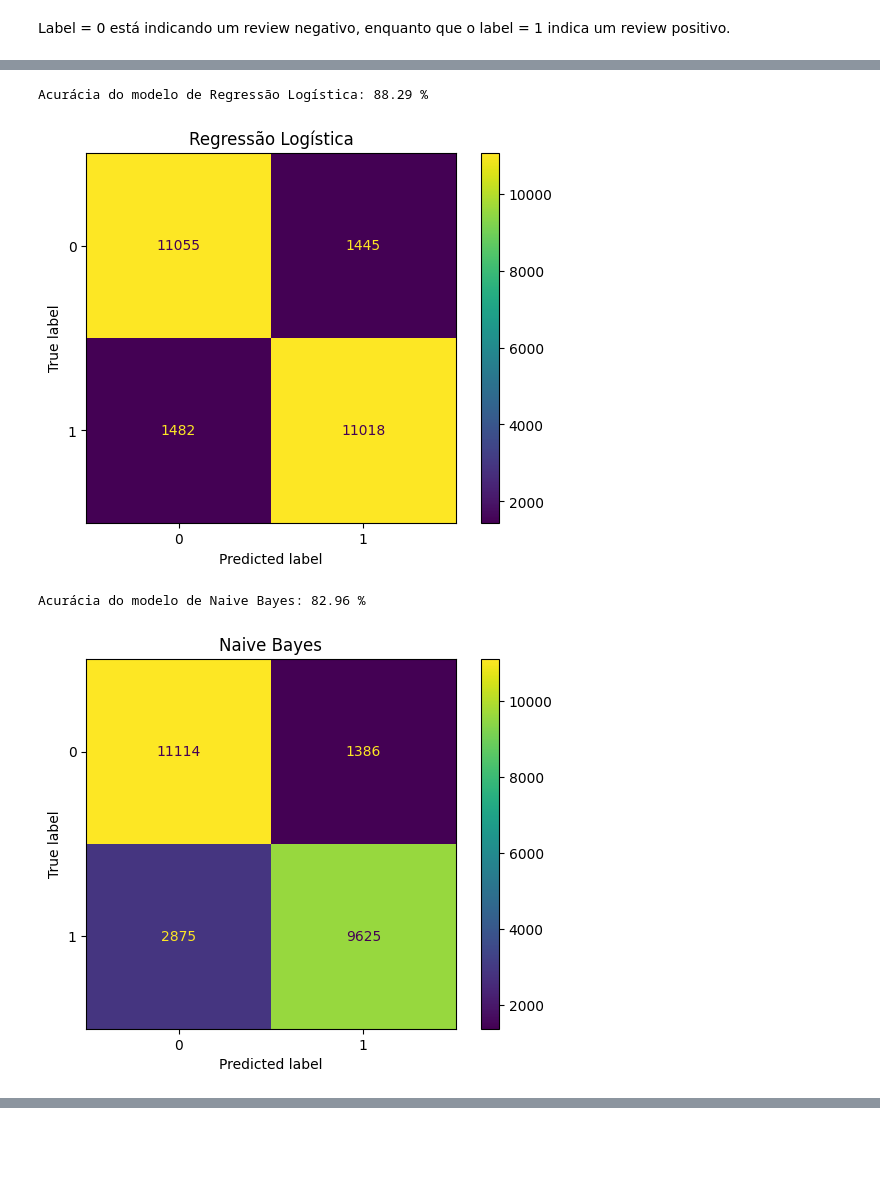
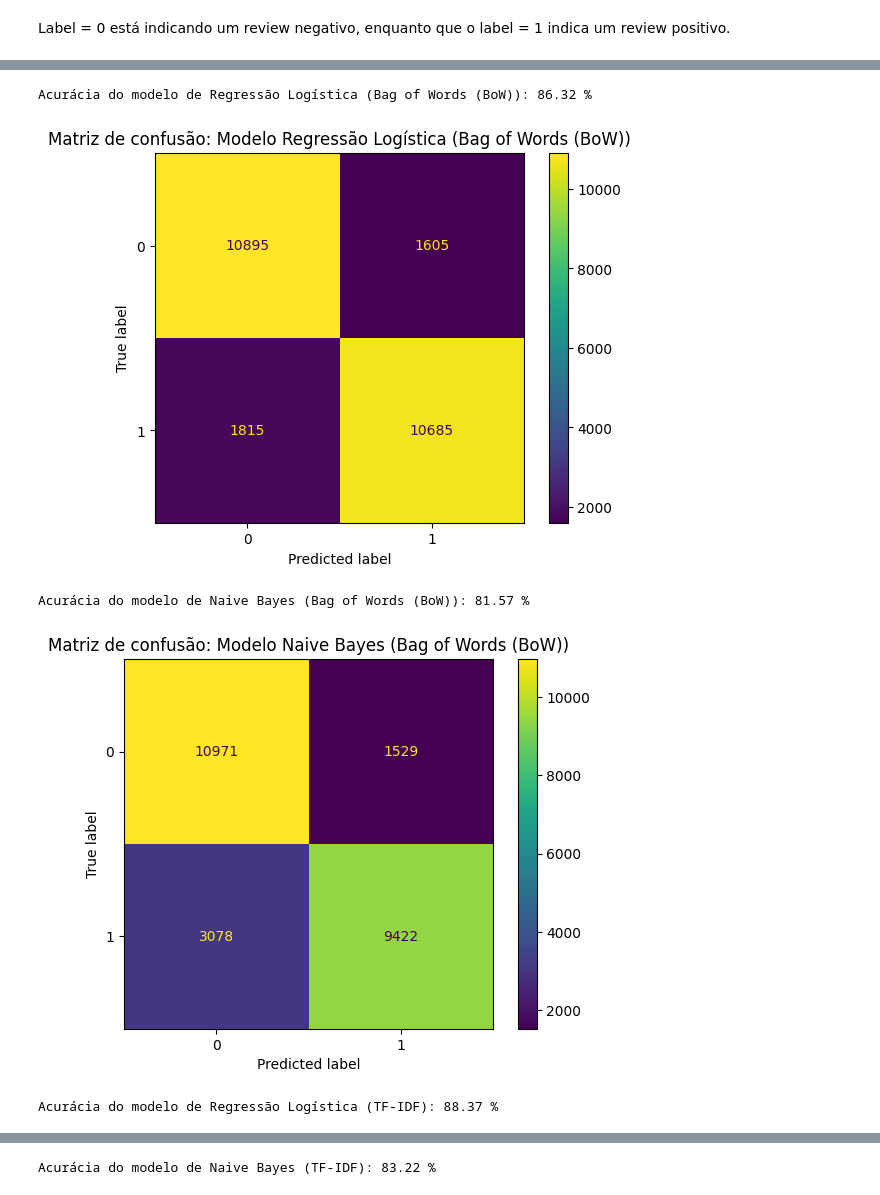
Before and after one commit to ateteu/analise-sentimento-nlp, a Jupyter notebook: nlp-imdb.ipynb, the cells around one changed output, grey strips where cells are left out. Drawn from its saved outputs; the diff is of its cells as text; code cells hidden in the pictures; blank space fills up the shorter version.

```diff
--- a/nlp-imdb.ipynb
+++ b/nlp-imdb.ipynb
@@ -64,5 +63,0 @@ Como o `TfidfVectorizer` já realiza automaticamente algumas etapas básicas de
-# %%
-vetorizar = TfidfVectorizer()
-
-vetor_x_treino = vetorizar.fit_transform(x_treino)
-vetor_x_teste = vetorizar.transform(x_teste)
@@ -80,21 +111,29 @@ Nessa seção, serão treinados os modelos de Naive-Bayes e Regressão logístic
 # %%
 modelos = {
-    "Regressão Logística": LogisticRegression(random_state=44),
+    "Regressão Logística": LogisticRegression(
+        random_state=120,
+        max_iter=1000
+    ),
     "Naive Bayes": MultinomialNB()
 }
 
-for nome_modelo, modelo in modelos.items():
-    modelo.fit(vetor_x_treino, y_treino)
-    previsoes = modelo.predict(vetor_x_teste)
-    acuracia_modelo = accuracy_score(y_teste, previsoes) * 100
-    print(f"Acurácia do modelo de {nome_modelo}: {acuracia_modelo:.2f} %")
+for nome_vetorizador, (vetor_x_treino, vetor_x_teste) in dados_vetorizados.items():
 
-    confusion_matrix(y_teste, previsoes)
-    ConfusionMatrixDisplay.from_predictions(y_teste, previsoes)
-    plt.title(f"{nome_modelo}")
-    plt.show()
+    for nome_modelo, modelo in modelos.items():
+
+        modelo.fit(vetor_x_treino, y_treino)
+        previsoes = modelo.predict(vetor_x_teste)
+
+        acuracia_modelo = accuracy_score(y_teste, previsoes) * 100
+        print(f"Acurácia do modelo de {nome_modelo} ({nome_vetorizador}): {acuracia_modelo:.2f} %")
+
+        confusion_matrix(y_teste, previsoes)
+        ConfusionMatrixDisplay.from_predictions(y_teste, previsoes)
+        plt.title(f"Matriz de confusão: Modelo {nome_modelo} ({nome_vetorizador})")
+        plt.show()
 # %% [output]
-Acurácia do modelo de Regressão Logística: 88.29 %
+Acurácia do modelo de Regressão Logística (Bag of Words (BoW)): 86.32 %
-[figure, old version]
+[figure, new version]
-Acurácia do modelo de Naive Bayes: 82.96 %
+Acurácia do modelo de Naive Bayes (Bag of Words (BoW)): 81.57 %
-[figure, old version]
+[figure, new version]
+Acurácia do modelo de Regressão Logística (TF-IDF): 88.37 %
@@ -100,0 +141 @@ Acurácia do modelo de Naive Bayes: 82.96 %
+Acurácia do modelo de Naive Bayes (TF-IDF): 83.22 %
```
Also changed, not shown: parts of 13 cells of this notebook.
